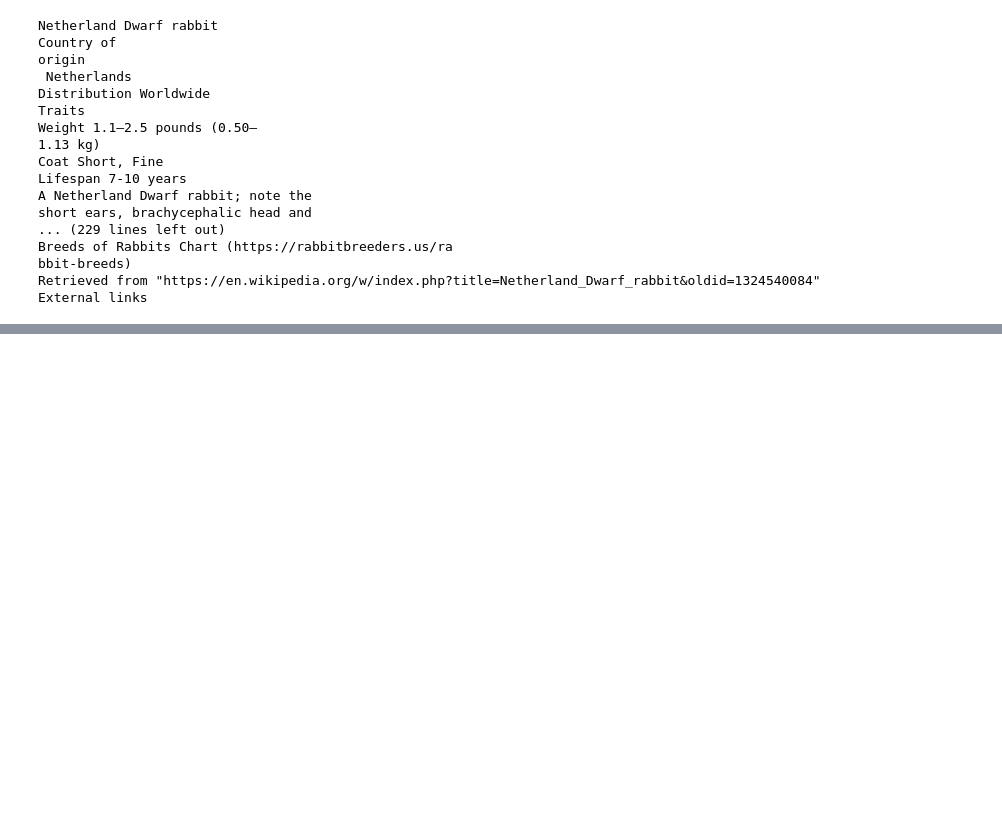
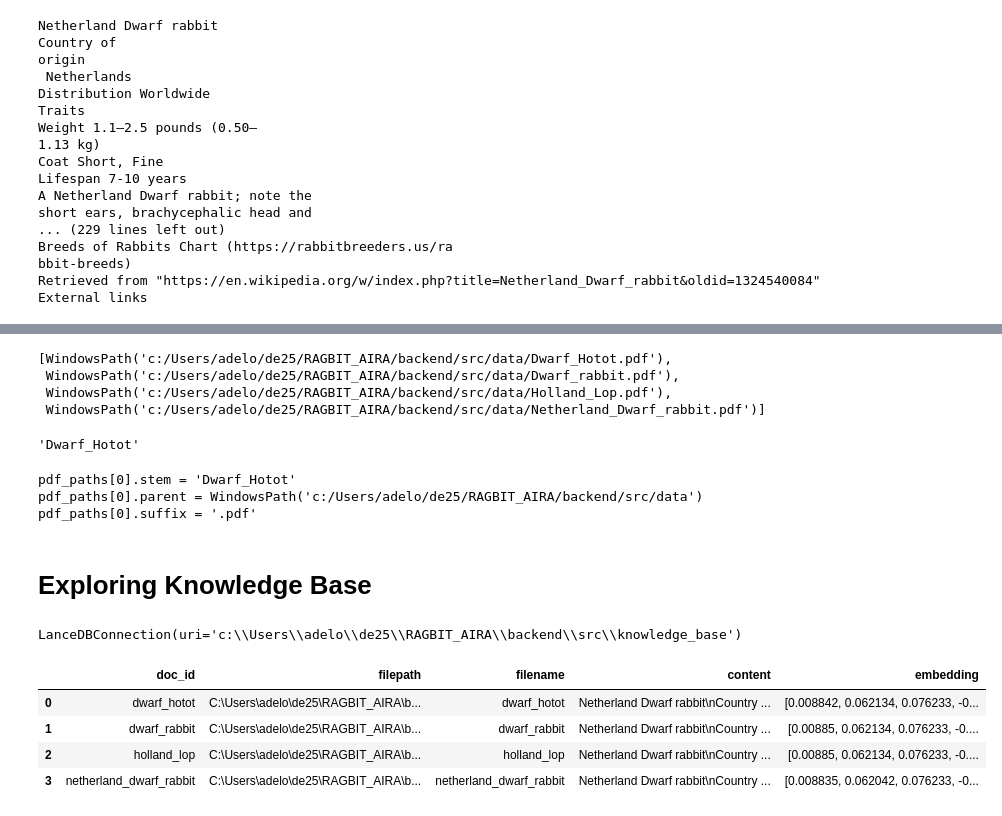
Before and after one commit to Akina-Aoki/RAGBIT_AIRA, a Jupyter notebook: backend/src/explorations.ipynb, the cells around one changed output, grey strips where cells are left out. Drawn from its saved outputs; the diff is of its cells as text; code cells hidden in the pictures; blank space fills up the shorter version.

```diff
--- a/backend/src/explorations.ipynb
+++ b/backend/src/explorations.ipynb
@@ -36,0 +44,39 @@ DATA_PATH.glob("*.pdg")
+# %%
+pdf_paths = list(DATA_PATH.glob("*.pdf"))
+pdf_paths
+# %% [output]
+[WindowsPath('c:/Users/adelo/de25/RAGBIT_AIRA/backend/src/data/Dwarf_Hotot.pdf'),
+ WindowsPath('c:/Users/adelo/de25/RAGBIT_AIRA/backend/src/data/Dwarf_rabbit.pdf'),
+ WindowsPath('c:/Users/adelo/de25/RAGBIT_AIRA/backend/src/data/Holland_Lop.pdf'),
+ WindowsPath('c:/Users/adelo/de25/RAGBIT_AIRA/backend/src/data/Netherland_Dwarf_rabbit.pdf')]
+# %%
+# Only prints the file name and removes the suffix.
+pdf_paths[0].stem
+# %% [output]
+'Dwarf_Hotot'
+# %%
+print(f"{pdf_paths[0].stem = }")
+print(f"{pdf_paths[0].parent = }")
+print(f"{pdf_paths[0].suffix = }")
+# %% [output]
+pdf_paths[0].stem = 'Dwarf_Hotot'
+pdf_paths[0].parent = WindowsPath('c:/Users/adelo/de25/RAGBIT_AIRA/backend/src/data')
+pdf_paths[0].suffix = '.pdf'
+# %% [markdown]
+# Exploring Knowledge Base
+# %%
+import lancedb
+from backend.constants import VECTOR_DATABASE_PATH
+
+db = lancedb.connect(VECTOR_DATABASE_PATH)
+db
+# %% [output]
+LanceDBConnection(uri='c:\\Users\\adelo\\de25\\RAGBIT_AIRA\\backend\\src\\knowledge_base')
+# %%
+db["articles"].to_pandas()
+# %% [output]
+|  | doc_id | filepath | filename | content | embedding |
+| 0 | dwarf_hotot | C:\Users\adelo\de25\RAGBIT_AIRA\b... | dwarf_hotot | Netherland Dwarf rabbit\nCountry ... | [0.008842, 0.062134, 0.076233, -0... |
+| 1 | dwarf_rabbit | C:\Users\adelo\de25\RAGBIT_AIRA\b... | dwarf_rabbit | Netherland Dwarf rabbit\nCountry ... | [0.00885, 0.062134, 0.076233, -0.... |
+| 2 | holland_lop | C:\Users\adelo\de25\RAGBIT_AIRA\b... | holland_lop | Netherland Dwarf rabbit\nCountry ... | [0.00885, 0.062134, 0.076233, -0.... |
+| 3 | netherland_dwarf_rabbit | C:\Users\adelo\de25\RAGBIT_AIRA\b... | netherland_dwarf_rabbit | Netherland Dwarf rabbit\nCountry ... | [0.008835, 0.062042, 0.076233, -0... |
```
Also changed, not shown: parts of 5 cells of this notebook, 3 other files.
